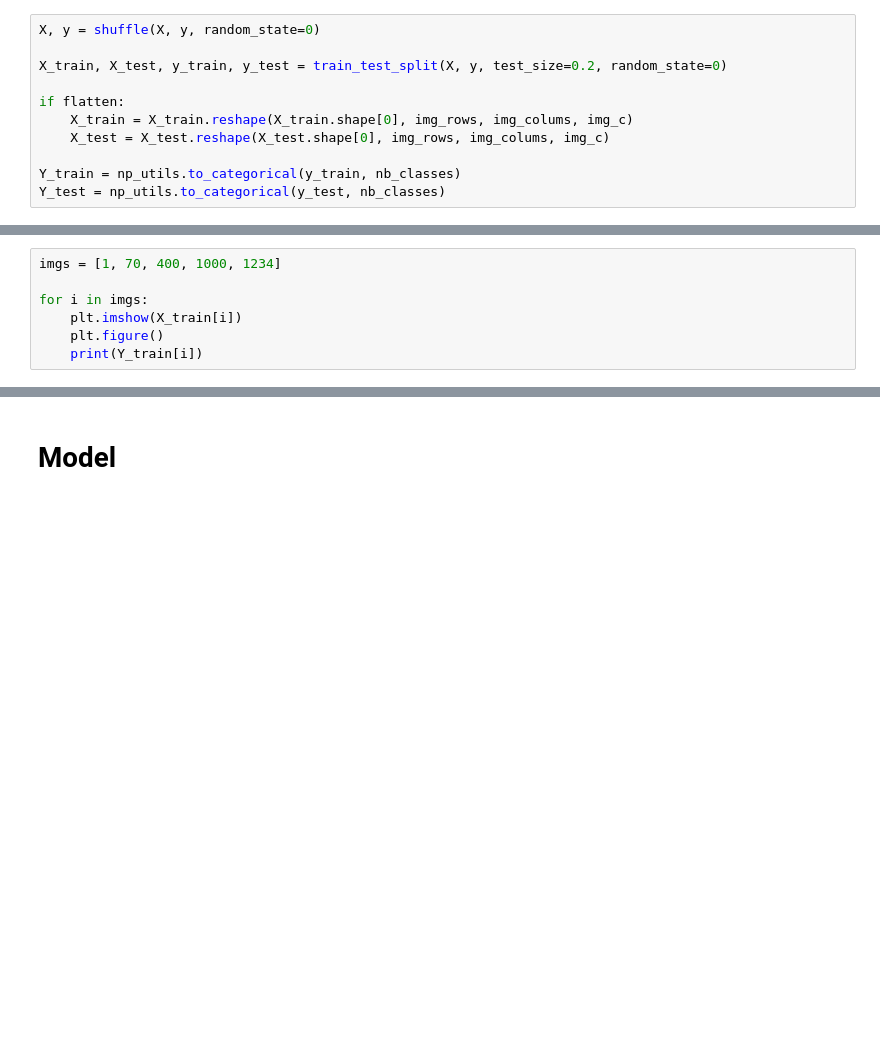
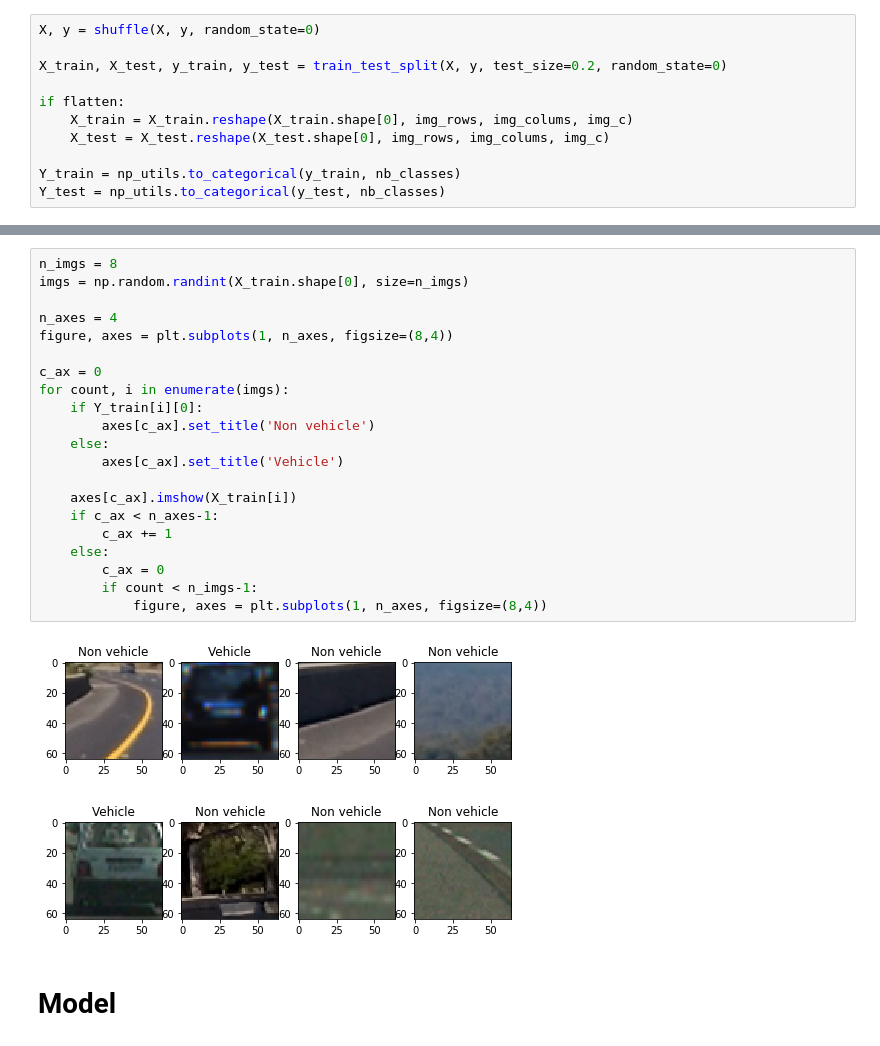
Before and after one commit to aOlmo/project_cv, a Jupyter notebook: f_project.ipynb, the cells around one changed output, grey strips where cells are left out. Cells and saved outputs as stored; diff of their text form; blank space fills up the shorter version.

```diff
--- a/f_project.ipynb
+++ b/f_project.ipynb
@@ -86,7 +86,0 @@ Y_test = np_utils.to_categorical(y_test, nb_classes)
-# %%
-imgs = [1, 70, 400, 1000, 1234]
-
-for i in imgs:
-    plt.imshow(X_train[i])
-    plt.figure()
-    print(Y_train[i])
@@ -105,3 +87,27 @@ for i in imgs:
+# %%
+n_imgs = 8
+imgs = np.random.randint(X_train.shape[0], size=n_imgs)
+
+n_axes = 4
+figure, axes = plt.subplots(1, n_axes, figsize=(8,4))
+
+c_ax = 0
+for count, i in enumerate(imgs):
+    if Y_train[i][0]:
+        axes[c_ax].set_title('Non vehicle')
+    else:
+        axes[c_ax].set_title('Vehicle')
+
+    axes[c_ax].imshow(X_train[i])
+    if c_ax < n_axes-1:
+        c_ax += 1
+    else:
+        c_ax = 0
+        if count < n_imgs-1:
+            figure, axes = plt.subplots(1, n_axes, figsize=(8,4))
+# %% [output]
+[figure, added]
+[figure, added]
 # %% [markdown]
 # Model
 # %%
```
Also changed, not shown: parts of 14 cells of this notebook.
